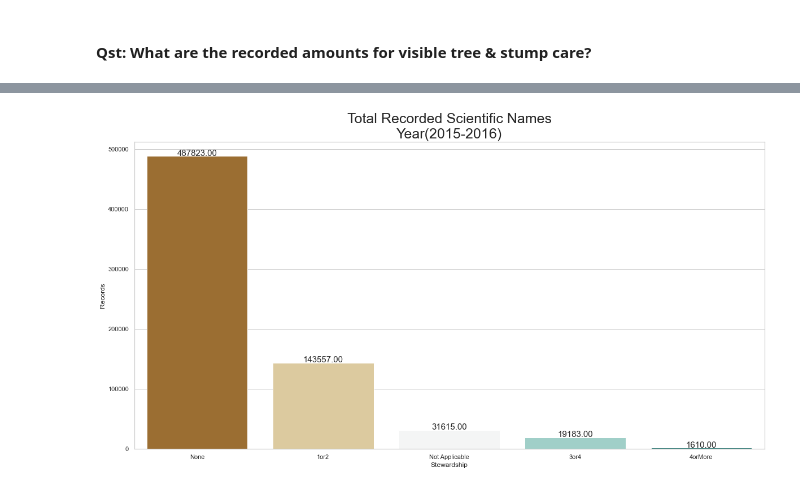
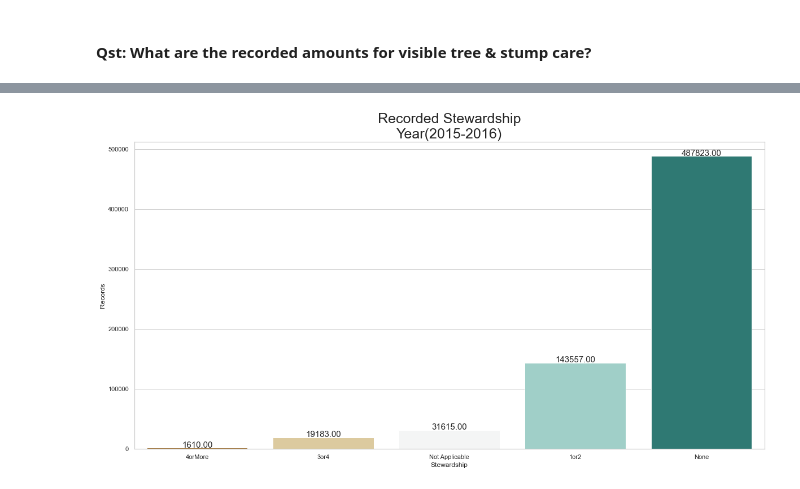
Before and after one commit to MarcellaHarr/ny_street-trees_2015, a Jupyter notebook: exploration-ny-street-trees.ipynb, the cells around one changed output, grey strips where cells are left out. Cells and saved outputs as stored; diff of their text form; code cells hidden in the pictures.

```diff
--- a/exploration-ny-street-trees.ipynb
+++ b/exploration-ny-street-trees.ipynb
@@ -289,4 +268,20 @@ I want to change the `tree_id` column into a string because it's technically cat
-# %%
-# Change tree id col to a string object
-
-treeSubset['tree_id'] = treeSubset['tree_id'].astype(str)
+# %%
+#R Change objects col to category
+
+treeSubset = treeSubset.astype({"tree_id":'category',
+                                "curb_loc":'category',
+                                "status":'category',
+                                "health":'category',
+                                "spc_latin":'category',
+                                "steward":'category',
+                                "sidewalk":'category',
+                                "problems":'category',
+                                "root_stone":'category',
+                                "root_grate":'category',
+                                "root_other":'category',
+                                "trunk_wire":'category',
+                                "trnk_light":'category',
+                                "trnk_other":'category',
+                                "brch_light":'category',
+                                "brch_shoe":'category',
+                                "brch_other":'category'})
@@ -477,11 +496,8 @@ def subset(data):
     columns = input("Enter the other column names: ").split(", ")
     columns = [column1] + columns # add the first column to the list of other columns
     subset = (data \
-        .groupby(columns[0]) \
-        .filter(lambda x: len(x) != 0) \
-        .groupby(columns[1:len(columns)]) \
-        .size() \
-        .to_frame('Count') \
-        .reset_index()
+        .groupby(columns[1:len(columns)], observed=True)[columns[0]] \
+        .count() \
+        .reset_index(name='Count')
     )
     return subset
@@ -1945,36 +2044,36 @@ stewardship
 fig, ax = plt.subplots(1, 1, figsize=(20, 10))
 
 
 # Plot
-stwdPlot = sns.barplot(data = stewardship.sort_values('Count',
-                                                      ascending = False),
+stwdPlot = sns.barplot(data = stewardship.sort_values('Count', ascending = False),
                        x = 'Steward',
                        y = 'Count',
-                       palette = 'BrBG')
+                       palette = 'BrBG',
+                       order = ['4orMore','3or4','Not Applicable','1or2','None'])
 
 # Annotate
 for bar in stwdPlot.patches:
     stwdPlot.annotate(format(bar.get_height(), '.2f'),
                             (bar.get_x() + bar.get_width() / 2, bar.get_height()),
                              ha = 'center',
                              va = 'center',
                              size = 15,
                              xytext = (0, 5),
                              textcoords = 'offset points')
 
 
 # Customize fig
 ax.set_xlabel('Stewardship')
 ax.set_ylabel('Records')
-plt.title('Total Recorded Scientific Names\nYear(2015-2016)',
+plt.title('Recorded Stewardship\nYear(2015-2016)',
            size = 25)
 
 
 # Save fig
-plt.savefig(r'D:\repos\github\ny_street-trees_2015\src\img\Total_Species_Scientific_Names.png',
+plt.savefig(r'D:\repos\github\ny_street-trees_2015\src\img\Recorded_Stewardship.png',
             facecolor="white")
 
 # Plot fig
 plt.show()
 # %% [output]
-[figure, old version]
+[figure, new version]
```
Also changed, not shown: parts of 107 cells of this notebook, 17 other files.
